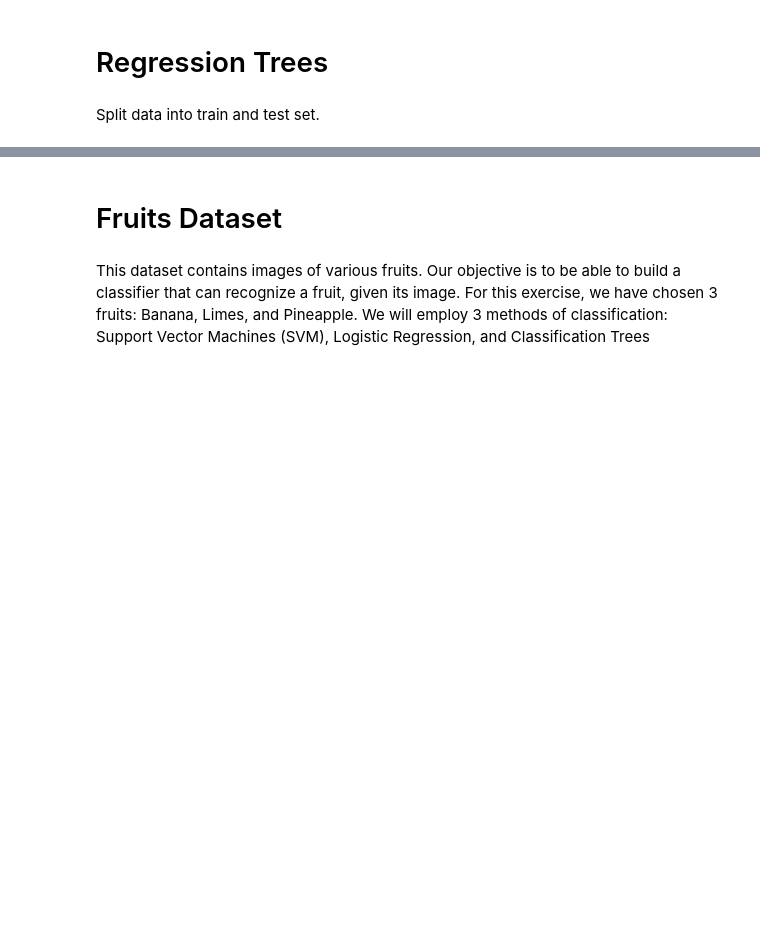
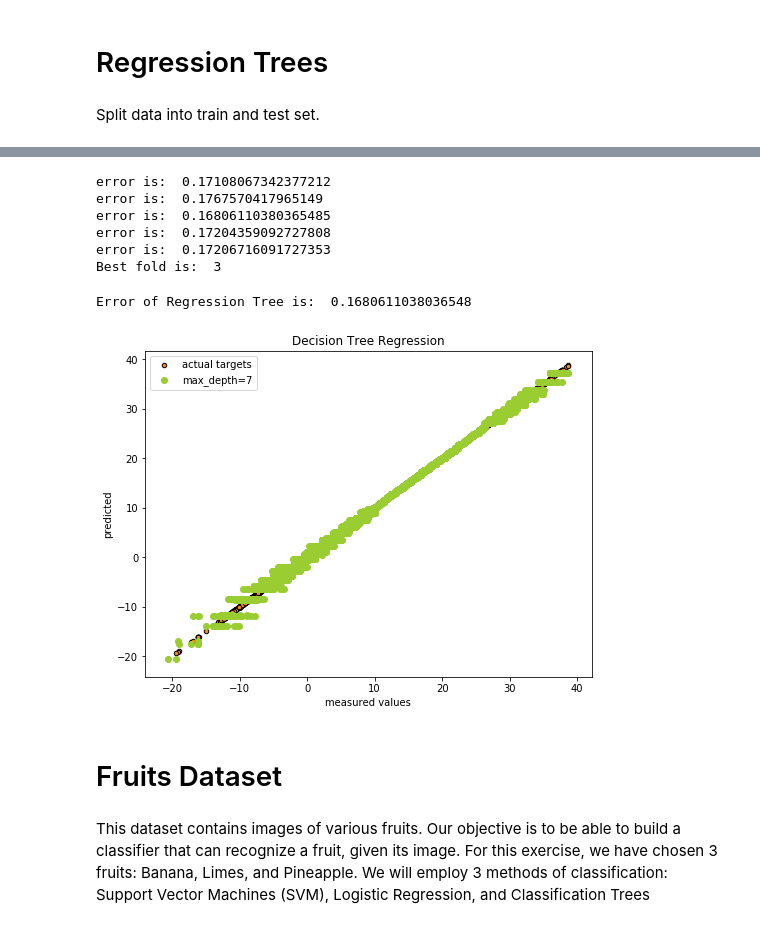
Before and after one commit to safashaikh/MLFinalProj, a Jupyter notebook: MLFinalProj.ipynb, the cells around one changed output, grey strips where cells are left out. Cells and saved outputs as stored; diff of their text form; code cells hidden in the pictures; blank space fills up the shorter version.

```diff
--- a/MLFinalProj.ipynb
+++ b/MLFinalProj.ipynb
@@ -280,0 +291,19 @@ plt.show()
+# %%
+from sklearn.model_selection import KFold
+X = data
+y = target
+kf = KFold(n_splits=5)
+kf.get_n_splits(X)
+print(kf)
+X_tr_l = []
+X_test_l = []
+y_tr_l = []
+y_test_l = []
+for train_index, test_index in kf.split(X):
+    print("TRAIN:", train_index, "TEST:", test_index)
+    X_train, X_test = X[train_index], X[test_index]
+    y_train, y_test = y[train_index], y[test_index]
+    X_tr_l.append(X_train)
+    X_test_l.append(X_test)
+    y_tr_l.append(y_train)
+    y_test_l.append(y_test)
@@ -281,3 +317,40 @@ plt.show()
+# %%
+errors = []
+for i in range(len(X_tr_l)):
+    errors.append(RegTree(X_tr_l[i],X_test_l[i],y_tr_l[i],y_test_l[i]))
+idx = np.argmin(errors)
+X_train = X_tr_l[idx]
+X_test = X_test_l[idx]
+y_train = y_tr_l[idx]
+y_test= y_test_l[idx]
+print("Best fold is: ",idx+1)
+# %% [output]
+error is:  0.17108067342377212
+error is:  0.1767570417965149
+error is:  0.16806110380365485
+error is:  0.17204359092727808
+error is:  0.17206716091727353
+Best fold is:  3
+# %%
+REG = DecisionTreeRegressor(max_depth=7)
+REG.fit(X_train,y_train)
+y_pred = REG.predict(X_test)
+error = LA.norm(y_test-y_pred)**2/y_test.shape[0]
+print("Error of Regression Tree is: ",error)
+# %% [output]
+Error of Regression Tree is:  0.1680611038036548
+# %%
+# Plot the results
+plt.figure(figsize=(8,6))
+plt.scatter(y_test, y_test, s=20, edgecolor="black", c="darkorange", label="actual targets")
+plt.scatter(y_test, y_pred, color="yellowgreen", label="max_depth=7")
+plt.xlabel("measured values")
+plt.ylabel("predicted")
+plt.title("Decision Tree Regression")
+plt.legend()
+plt.show()
+# %% [output]
+[figure, added]
 # %% [markdown]
 # Fruits Dataset
 # %% [markdown]
```
Also changed, not shown: parts of 8 cells of this notebook.
